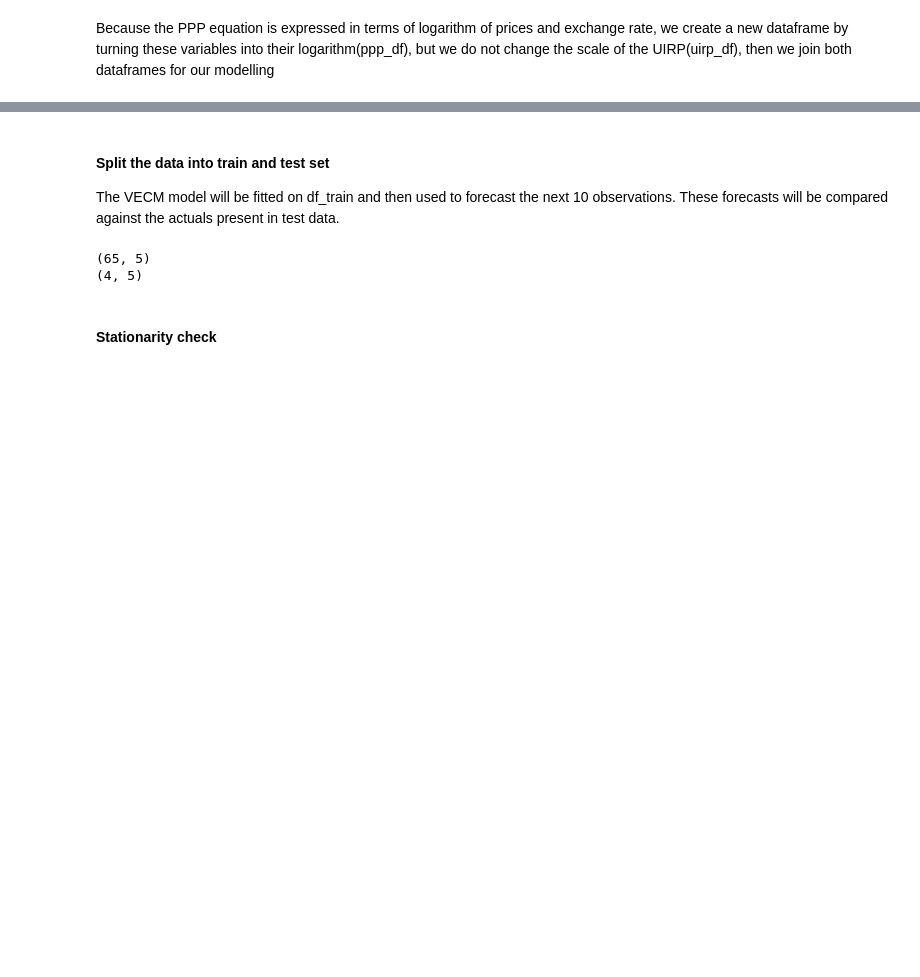
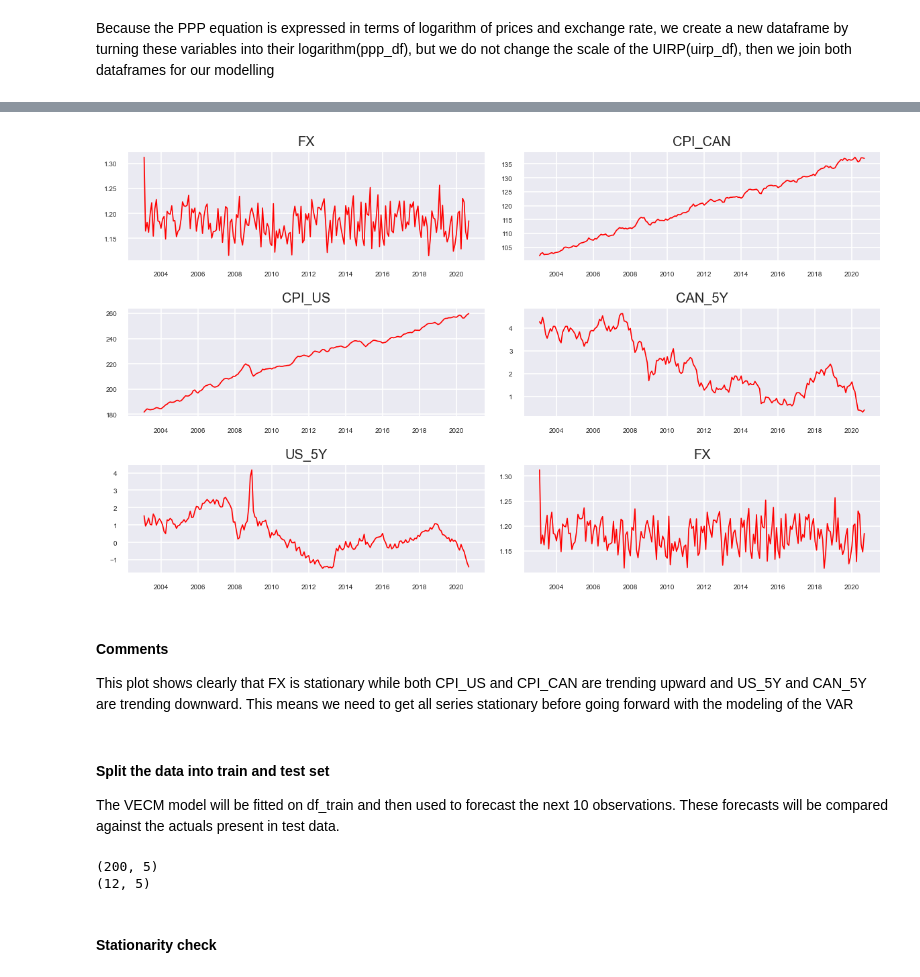
Before and after one commit to tlfmcooper/MscFE_610_ECON, a Jupyter notebook: submission_2.ipynb, the cells around one changed output, grey strips where cells are left out. Cells and saved outputs as stored; diff of their text form; code cells hidden in the pictures; blank space fills up the shorter version.

Commit message:
Model with multivariate analysis

```diff
--- a/submission_2.ipynb
+++ b/submission_2.ipynb
@@ -265,16 +314,37 @@ WARNING:matplotlib.legend:No handles with labels found to put in legend.
+# %%
+# Plot
+fig, axes = plt.subplots(nrows=3, ncols=2, dpi=120, figsize=(10, 6))
+for i, ax in enumerate(axes.flatten(), start=-5):
+    data = vecm_data[vecm_data.columns[i]]
+    ax.plot(data, color="red", linewidth=1)
+
+    # Decorations
+    ax.set_title(vecm_data.columns[i])
+    ax.xaxis.set_ticks_position("none")
+    ax.yaxis.set_ticks_position("none")
+    ax.spines["top"].set_alpha(0)
+    ax.tick_params(labelsize=6)
+
+plt.tight_layout()
+# %% [output]
+[figure, added]
+# %% [markdown]
+#### Comments
+This plot shows clearly that FX is stationary while both CPI_US and CPI_CAN are trending upward and US_5Y and CAN_5Y are trending downward.
+This means we need to get all series stationary before going forward with the modeling of the VAR
 # %% [markdown]
 #### Split the data into train and test set
 
 The VECM model will be fitted on df_train and then used to forecast the next 10 observations. These forecasts will be compared against the actuals present in test data.
 # %%
-nobs = 4
+nobs = 12
 vecm_train, vecm_test = vecm_data.iloc[:-nobs], vecm_data.iloc[-nobs:]
 # Check size
 print(vecm_train.shape)  # (59, 5)
 print(vecm_test.shape)  # (10, 5)
 # %% [output]
-(65, 5)
-(4, 5)
+(200, 5)
+(12, 5)
 # %% [markdown]
 #### Stationarity check
 # %%
```
Also changed, not shown: parts of 47 cells of this notebook.
